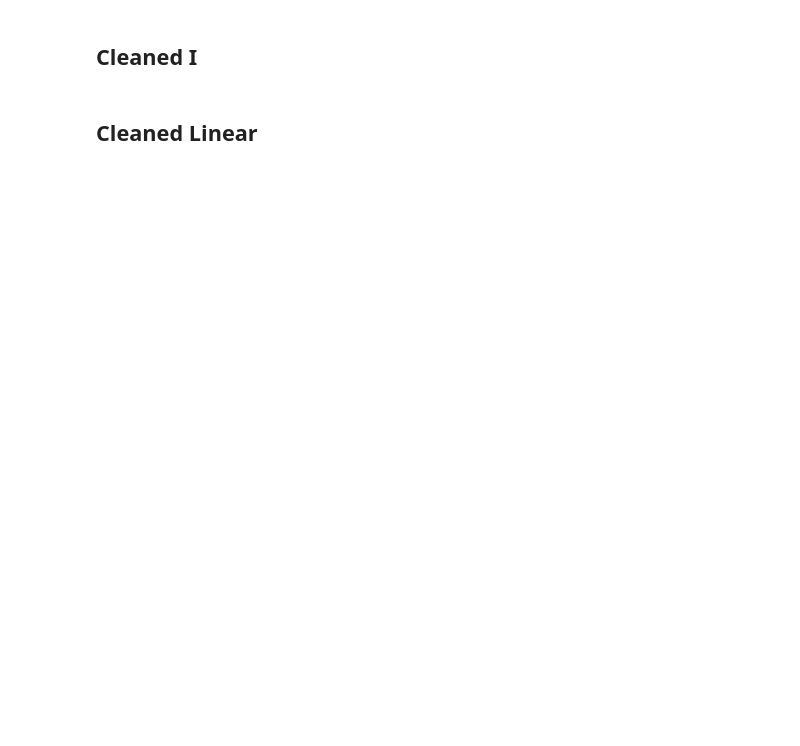
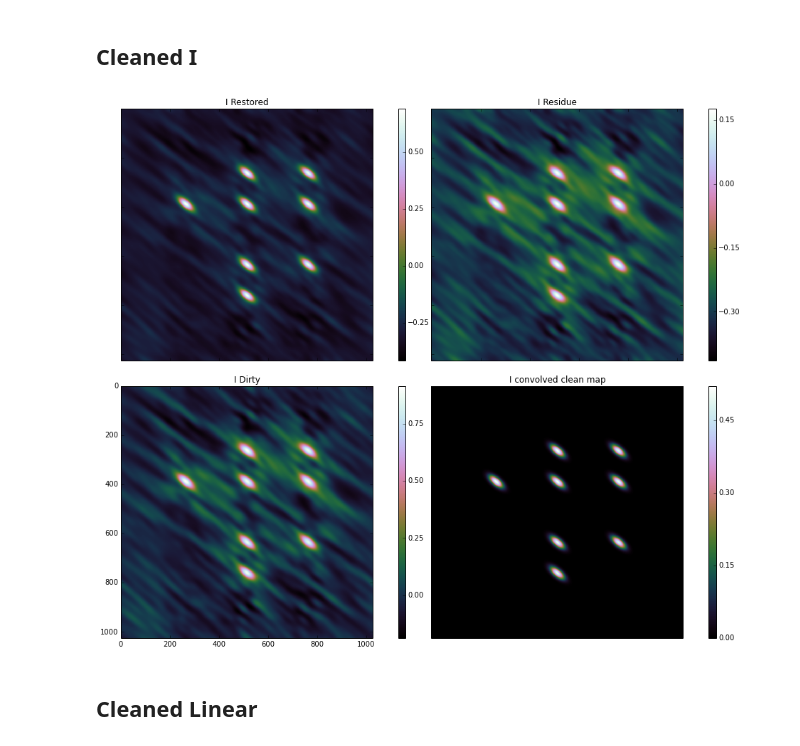
Before and after one commit to bennahugo/algorithm_notebooks, a Jupyter notebook: Polarization Clean in a bottle.ipynb, the cells around one changed output. Saved outputs shown, nothing was run; the diff lists cells and outputs as text; code cells hidden in the pictures; blank space fills up the shorter version.

```diff
--- a/Polarization Clean in a bottle.ipynb
+++ b/Polarization Clean in a bottle.ipynb
@@ -163,7 +162,7 @@ def CLEAN_HOG(IDIRTY,QDIRTY,UDIRTY,VDIRTY,
               PSF,gamma = 0.1,threshold = "Default", niter = "Default",
               plot_on=True, mode="I"):
     """
-    This is Hogbom CLEAN assuming a full cleaning window
+    This is a simple Hogbom CLEAN assuming a full cleaning window
     Input: IDirty = the dirty image to be cleaned
     PSF = the point spread function
     gamma = the gain factor (must be less than one)
@@ -234,7 +233,7 @@ def CLEAN_HOG(IDIRTY,QDIRTY,UDIRTY,VDIRTY,
     URESIDUE = UD
     VRESIDUE = VD
 
-    IRESTORE = ICLEAN #ICONV_MODEL + IRESIDUE
+    IRESTORE = ICONV_MODEL + IRESIDUE
     QRESTORE = QCONV_MODEL + QRESIDUE
     URESTORE = UCONV_MODEL + URESIDUE
     VRESTORE = VCONV_MODEL + VRESIDUE
@@ -684,11 +452,10 @@ plt.show()
 # %%
-ch = 0
 print "Cleaning I..."
-I_clean,I_residue,I_restored,I_convmodel, _, _, _, _, _, _, _, _ , _, _, _, _ = CLEAN_HOG(I[ch],Q[ch],U[ch],V[ch],I_PSF[ch],mode="I")
+I_clean,I_residue,I_restored,I_convmodel, _, _, _, _, _, _, _, _ , _, _, _, _ = CLEAN_HOG(I,Q,U,V,I_PSF,mode="I")
 print "\t ...done"
 print "Cleaning Q+Ui..."
-_, _, _, _, Q_clean, Q_residue, Q_restored, Q_convmodel, U_clean, U_residue, U_restored, U_convmodel, _, _, _, _ = CLEAN_HOG(I[ch],Q[ch],U[ch],V[ch],I_PSF[ch],mode="Q+iU")
+_, _, _, _, Q_clean, Q_residue, Q_restored, Q_convmodel, U_clean, U_residue, U_restored, U_convmodel, _, _, _, _ = CLEAN_HOG(I,Q,U,V,I_PSF,mode="Q+iU")
 print "\t ...done"
 print "Cleaning V..."
-_, _, _, _, _, _, _, _, _, _, _, _, V_clean, V_residue, V_restored, V_convmodel = CLEAN_HOG(I[ch],Q[ch],U[ch],V[ch],I_PSF[ch],mode="V")
+_, _, _, _, _, _, _, _, _, _, _, _, V_clean, V_residue, V_restored, V_convmodel = CLEAN_HOG(I,Q,U,V,I_PSF,mode="V")
 print "\t ...done"
@@ -697,29 +477,31 @@ print "\t ...done"
 # %%
 F = plt.figure(1,(15,15))
 grid = ImageGrid(F, 111,  # similar to subplot(111)
                 nrows_ncols=(2, 2),
                 direction="row",
                 axes_pad=0.5,
                 add_all=True,
                 label_mode="1",
                 share_all=True,
                 cbar_location="right",
                 cbar_mode="each",
                 cbar_size="3%")
 
 grid[0].set_title("I Restored")
 im = grid[0].imshow(I_restored, interpolation="nearest", cmap="cubehelix")
 grid[0].cax.colorbar(im)
 grid[1].set_title("I Residue")
 im = grid[1].imshow(I_residue, interpolation="nearest", cmap="cubehelix")
 grid[1].cax.colorbar(im)
 grid[2].set_title("I Dirty")
-im = grid[2].imshow(I[ch], interpolation="nearest", cmap="cubehelix")
+im = grid[2].imshow(I, interpolation="nearest", cmap="cubehelix")
 grid[2].cax.colorbar(im)
 grid[3].set_title("I convolved clean map")
 im = grid[3].imshow(I_convmodel, interpolation="nearest", cmap="cubehelix")
 grid[3].cax.colorbar(im)
 plt.show()
+# %% [output]
+[figure, added]
 # %% [markdown]
 ## Cleaned Linear
 # %%
```
Also changed, not shown: parts of 47 cells of this notebook.
